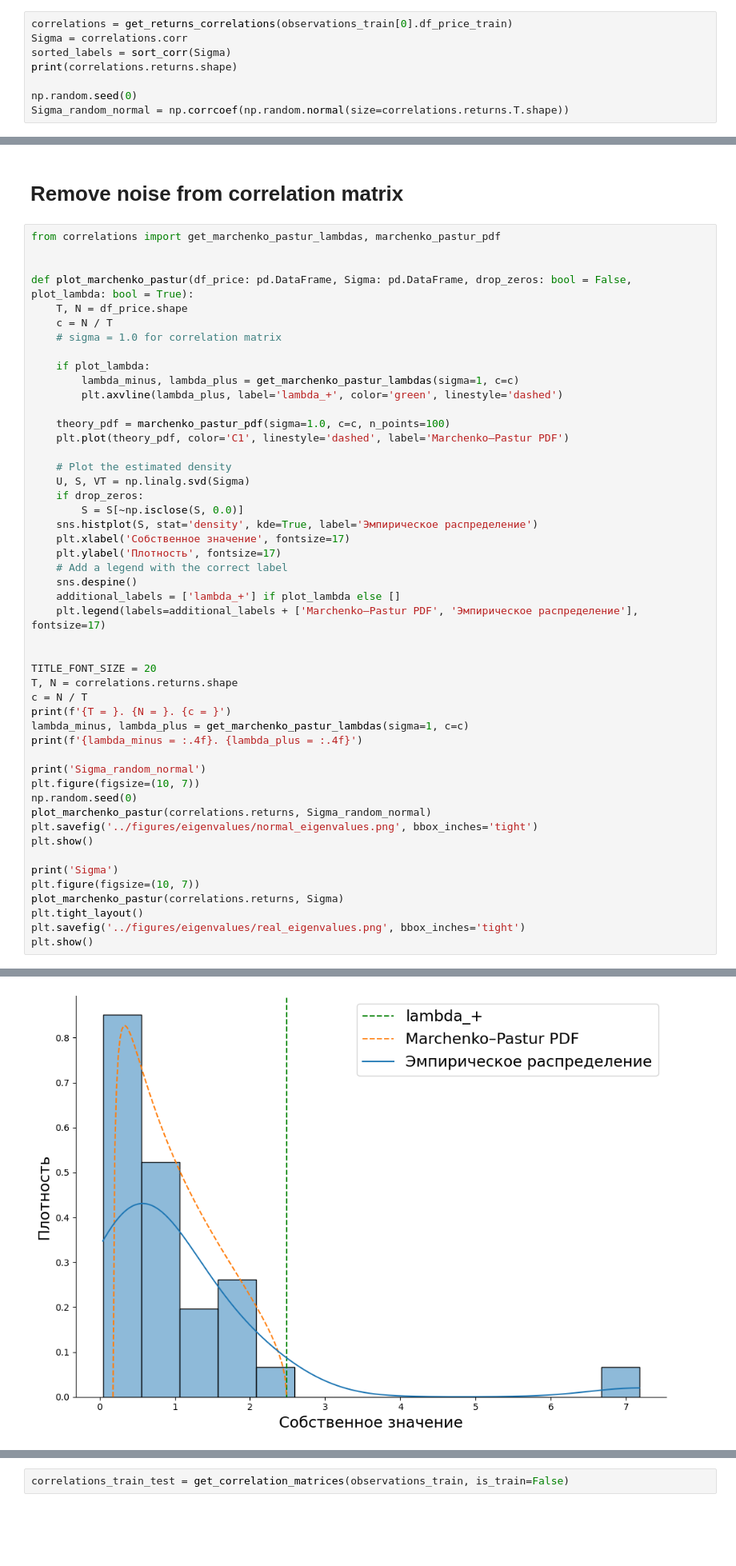
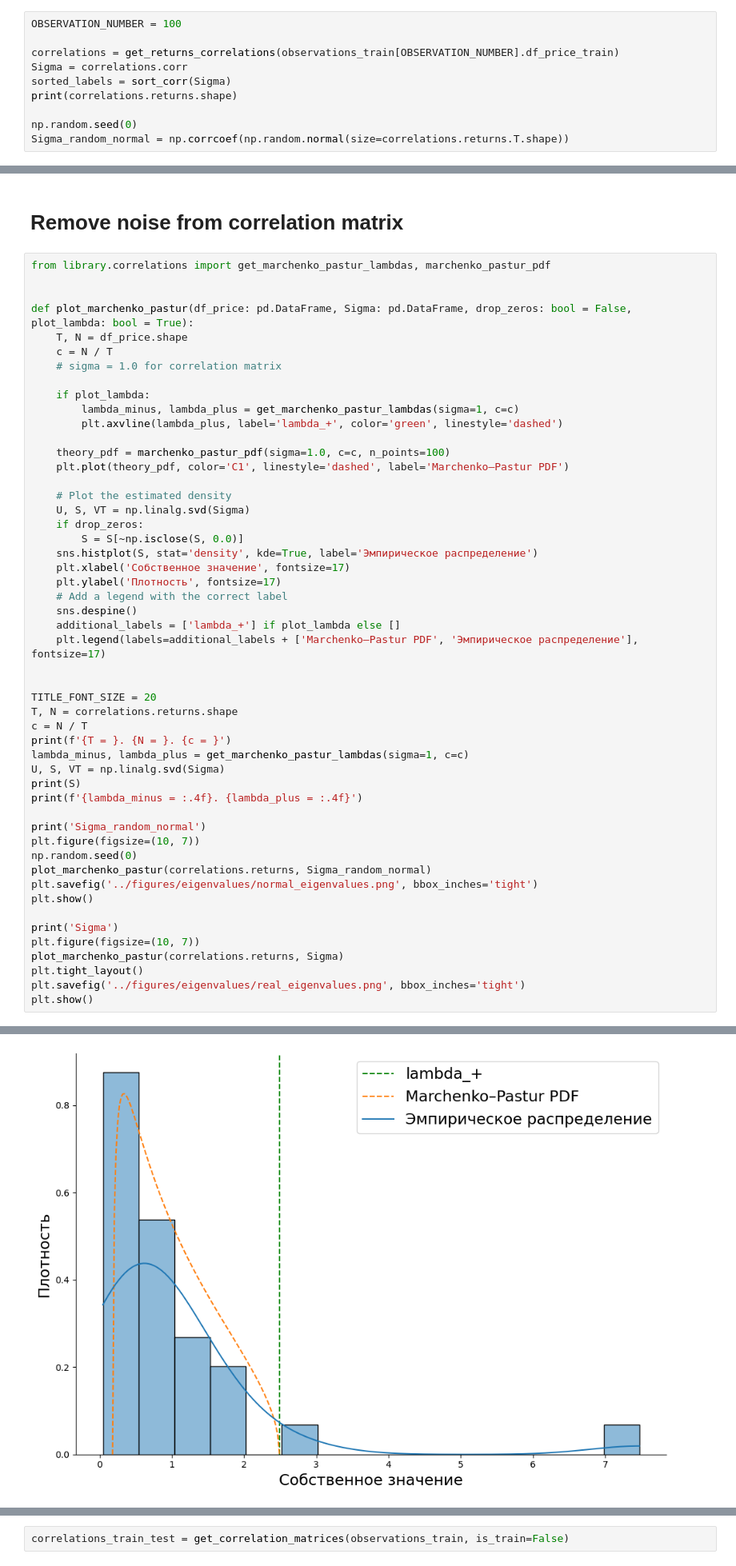
Before and after one commit to Maksim787/neurotrader, a Jupyter notebook: research/correlations.ipynb, the cells around one changed output, grey strips where cells are left out. Shown at 80% size. Drawn from its saved outputs; the diff is of its cells as text; blank space fills up the shorter version.

```diff
--- a/research/correlations.ipynb
+++ b/research/correlations.ipynb
@@ -95,7 +95,9 @@ Train: 816. Test: 577. Test ratio: 0.41421392677674085
 # %% [markdown]
 # Sort correlation matrix for better vizualization
 # %%
-correlations = get_returns_correlations(observations_train[0].df_price_train)
+OBSERVATION_NUMBER = 100
+
+correlations = get_returns_correlations(observations_train[OBSERVATION_NUMBER].df_price_train)
 Sigma = correlations.corr
 sorted_labels = sort_corr(Sigma)
 print(correlations.returns.shape)
@@ -184,7 +186,7 @@ Simga_detoned
 # %% [markdown]
 # Remove noise from correlation matrix
 # %%
-from correlations import get_marchenko_pastur_lambdas, marchenko_pastur_pdf
+from library.correlations import get_marchenko_pastur_lambdas, marchenko_pastur_pdf
 
 
 def plot_marchenko_pastur(df_price: pd.DataFrame, Sigma: pd.DataFrame, drop_zeros: bool = False, plot_lambda: bool = True):
@@ -217,6 +219,8 @@ T, N = correlations.returns.shape
 c = N / T
 print(f'{T = }. {N = }. {c = }')
 lambda_minus, lambda_plus = get_marchenko_pastur_lambdas(sigma=1, c=c)
+U, S, VT = np.linalg.svd(Sigma)
+print(S)
 print(f'{lambda_minus = :.4f}. {lambda_plus = :.4f}')
 
 print('Sigma_random_normal')
@@ -237,8 +246,8 @@ T = 90. N = 30. c = 0.3333333333333333
 lambda_minus = 0.1786. lambda_plus = 2.4880
 Sigma_random_normal
 [figure]
 Sigma
-[figure, old version]
+[figure, new version]
 # %%
 Sigma_detoned = detone(Sigma)
 
```
Also changed, not shown: parts of 17 cells of this notebook, 10 other files.
